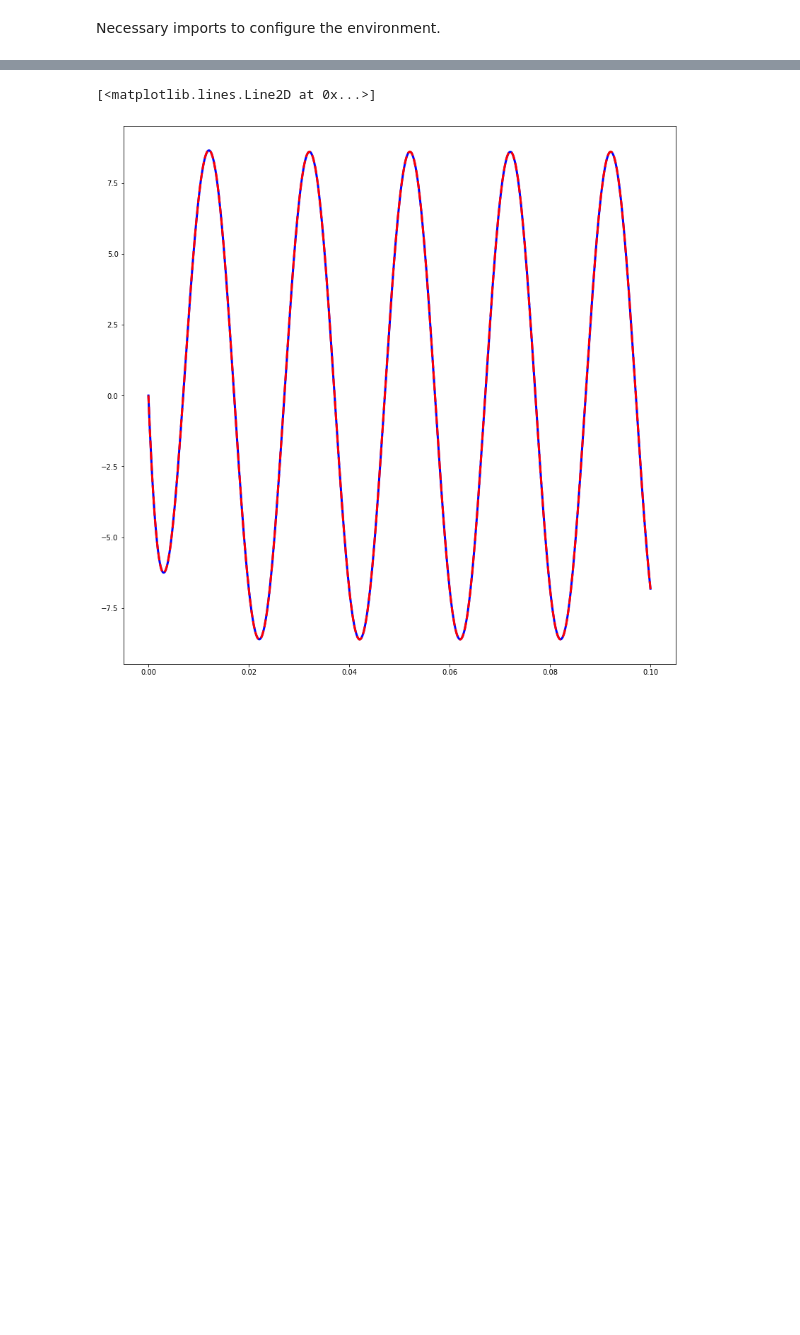
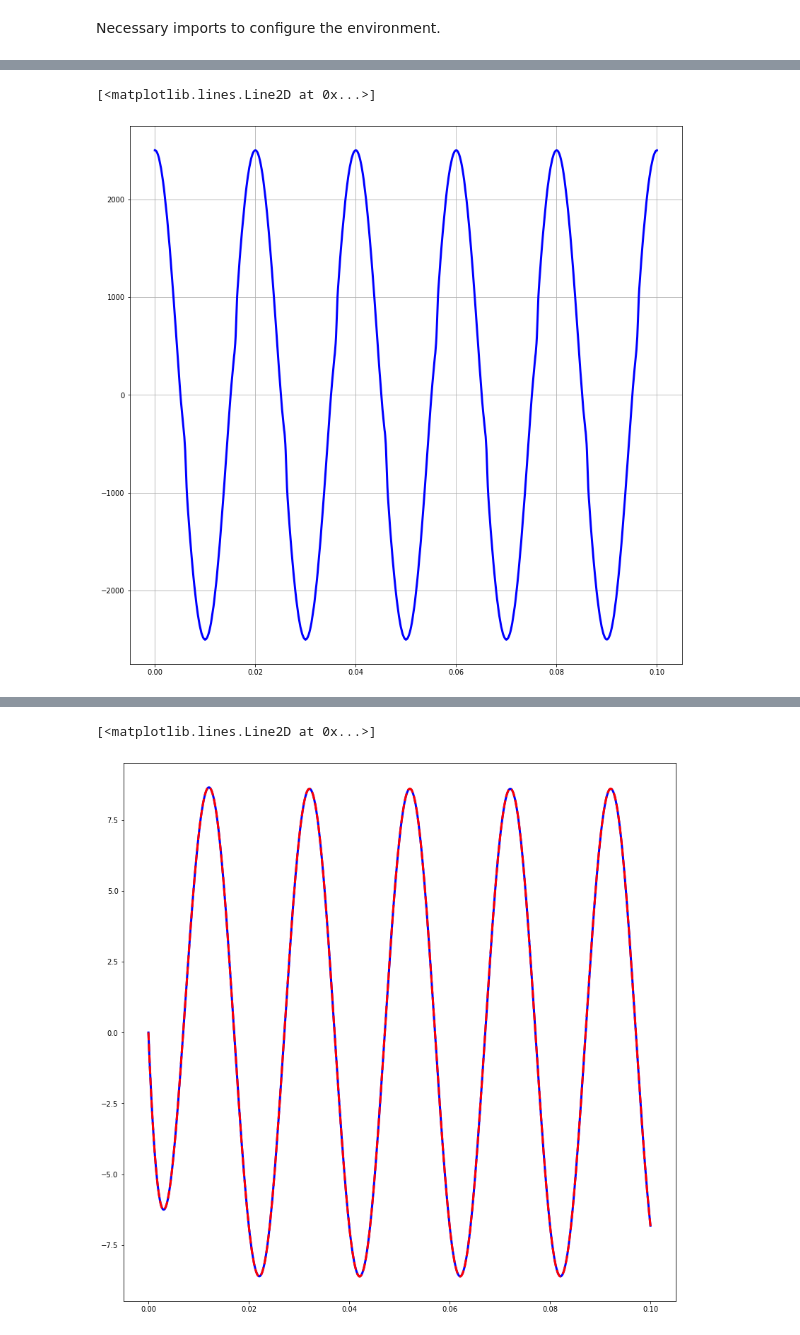
Before and after one commit to olivieromassi/Hysteresis-Modelling-with-Neural-Networks, a Jupyter notebook: WDFHysteresisModel.ipynb, the cells around one changed output, grey strips where cells are left out. Saved outputs shown, nothing was run; the diff lists cells and outputs as text; code cells hidden in the pictures; blank space fills up the shorter version.

```diff
--- a/WDFHysteresisModel.ipynb
+++ b/WDFHysteresisModel.ipynb
@@ -344,0 +433,8 @@ Zs2[0, 0]
+# %%
+# Plot the F Curve
+plt.figure(figsize=(14, 14))
+plt.grid()
+plt.plot(t, f, 'b', linewidth=3)
+# %% [output]
+[<matplotlib.lines.Line2D at 0x...>]
+[figure, added]
```
Also changed, not shown: parts of 14 cells of this notebook.
